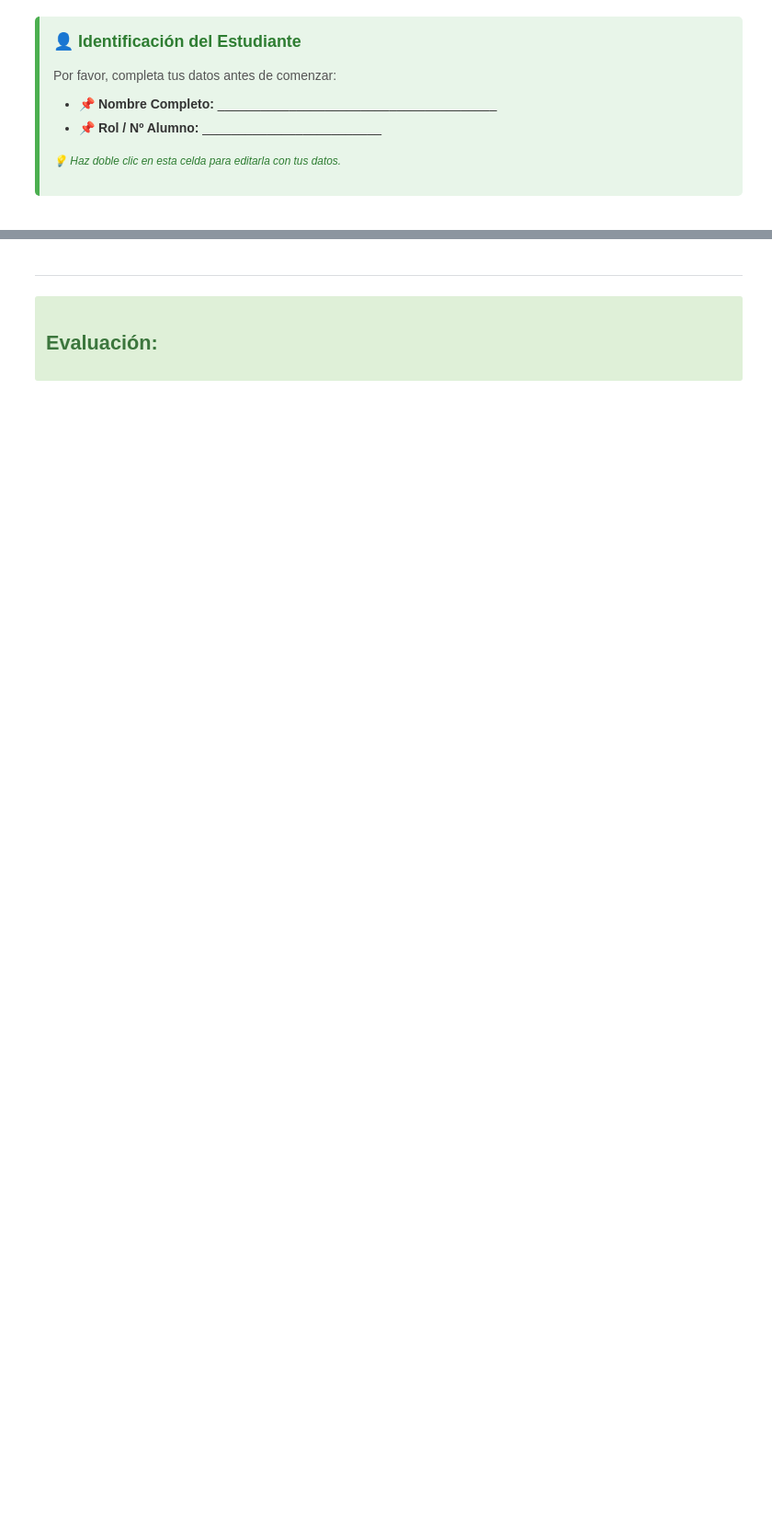
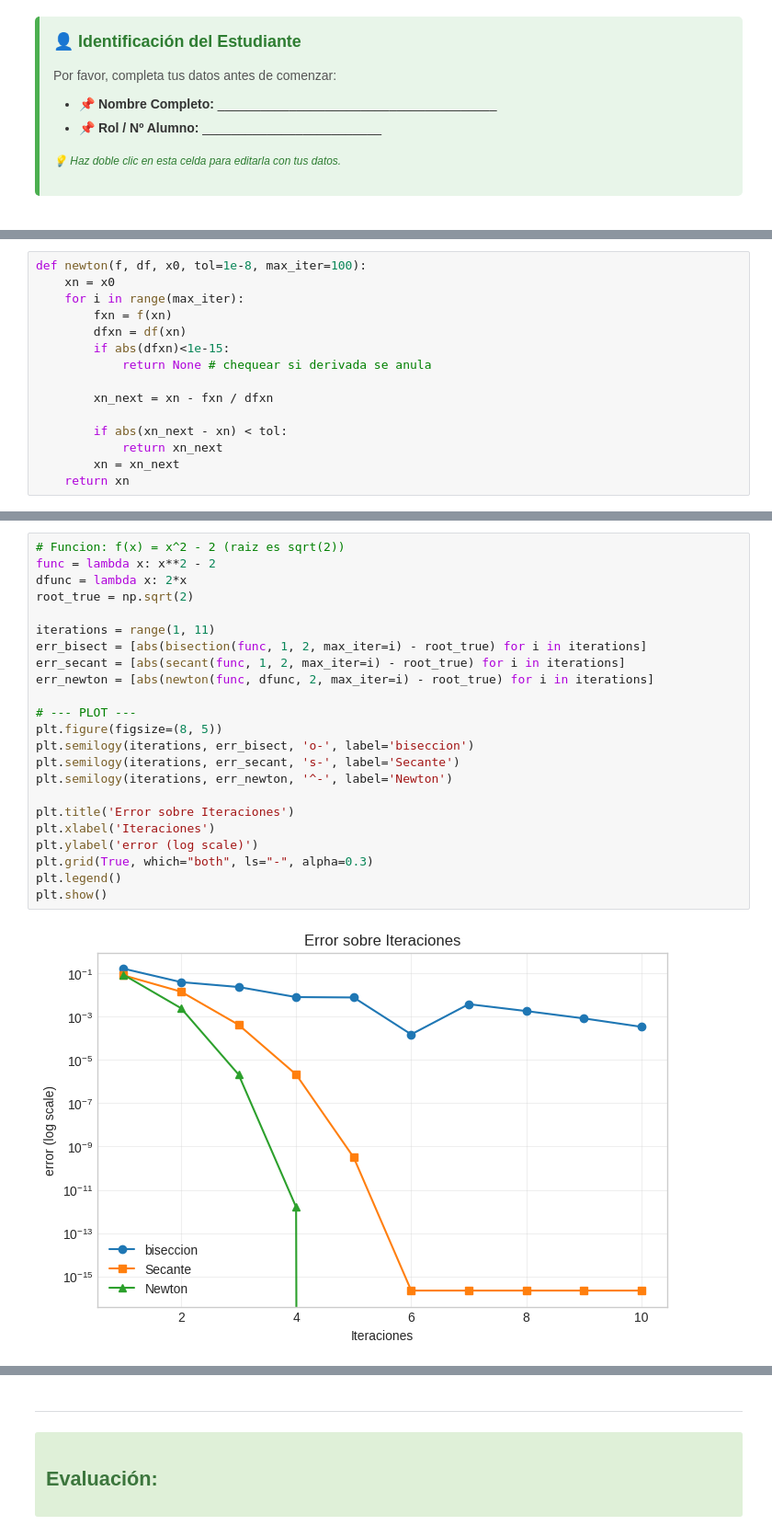
Before and after one commit to ManuelSanchezUribe/MAT2605_UC_labs, a Jupyter notebook: Lab07/lab07.ipynb, the cells around one changed output, grey strips where cells are left out. Shown at 92% size. Saved outputs shown, nothing was run; the diff lists cells and outputs as text; blank space fills up the shorter version.

```diff
--- a/Lab07/lab07.ipynb
+++ b/Lab07/lab07.ipynb
@@ -474,0 +109,15 @@ err aprox. (n=10) =  0.03423993286046505
+# %%
+def newton(f, df, x0, tol=1e-8, max_iter=100):
+    xn = x0
+    for i in range(max_iter):
+        fxn = f(xn)
+        dfxn = df(xn)
+        if abs(dfxn)<1e-15:
+            return None # chequear si derivada se anula
+
+        xn_next = xn - fxn / dfxn
+
+        if abs(xn_next - xn) < tol:
+            return xn_next
+        xn = xn_next
+    return xn
@@ -474,0 +129,25 @@ err aprox. (n=10) =  0.03423993286046505
+# %%
+# Funcion: f(x) = x^2 - 2 (raiz es sqrt(2))
+func = lambda x: x**2 - 2
+dfunc = lambda x: 2*x
+root_true = np.sqrt(2)
+
+iterations = range(1, 11)
+err_bisect = [abs(bisection(func, 1, 2, max_iter=i) - root_true) for i in iterations]
+err_secant = [abs(secant(func, 1, 2, max_iter=i) - root_true) for i in iterations]
+err_newton = [abs(newton(func, dfunc, 2, max_iter=i) - root_true) for i in iterations]
+
+# --- PLOT ---
+plt.figure(figsize=(8, 5))
+plt.semilogy(iterations, err_bisect, 'o-', label='biseccion')
+plt.semilogy(iterations, err_secant, 's-', label='Secante')
+plt.semilogy(iterations, err_newton, '^-', label='Newton')
+
+plt.title('Error sobre Iteraciones')
+plt.xlabel('Iteraciones')
+plt.ylabel('error (log scale)')
+plt.grid(True, which="both", ls="-", alpha=0.3)
+plt.legend()
+plt.show()
+# %% [output]
+[figure, added]
```
Also changed, not shown: parts of 59 cells of this notebook, 2 other files.
